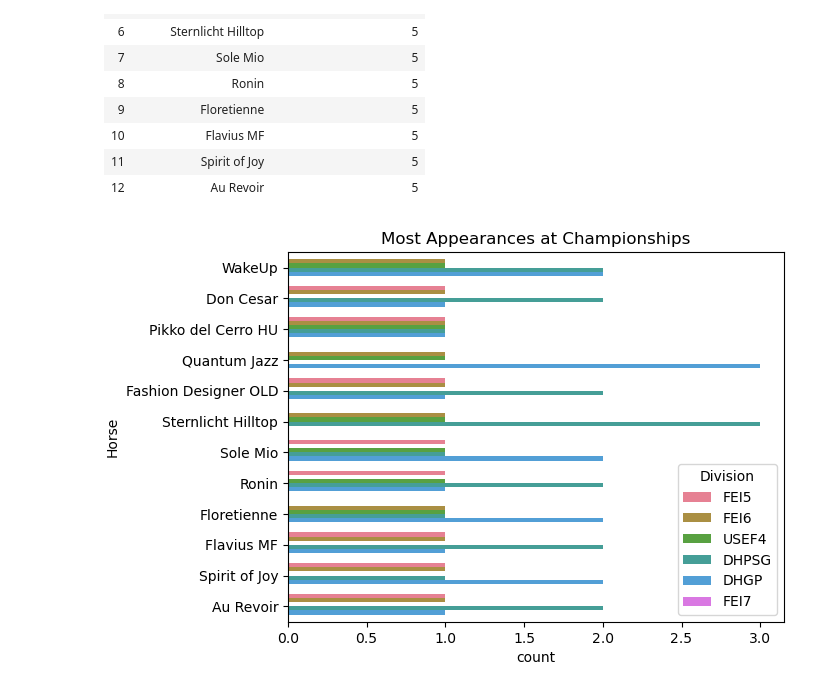
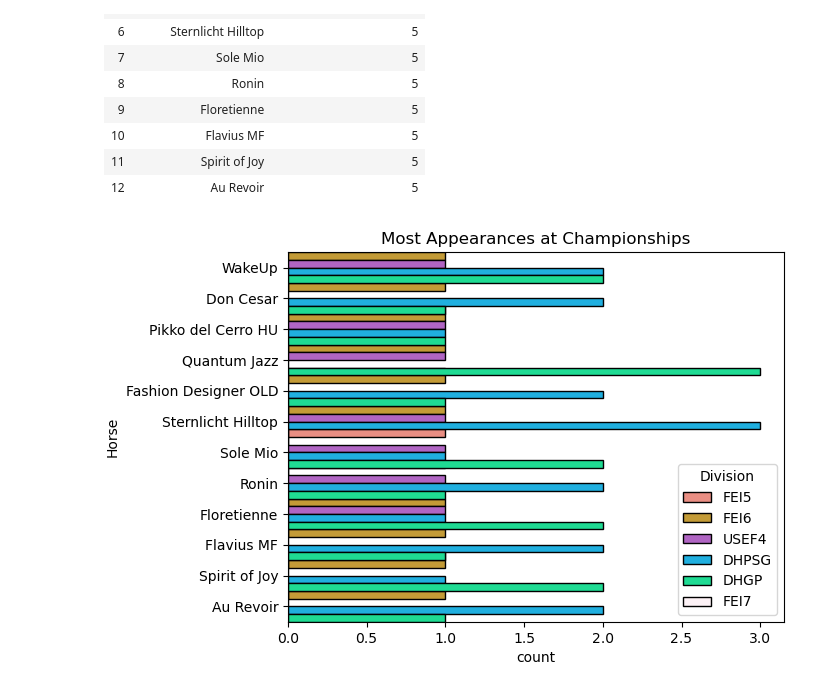
Before and after one commit to siobyrne/young-dressage-horse-program-analysis, a Jupyter notebook: younghorse.ipynb, the cells around one changed output. Cells and saved outputs as stored; diff of their text form; code cells hidden in the pictures.

```diff
--- a/younghorse.ipynb
+++ b/younghorse.ipynb
@@ -1431,14 +1457,16 @@ most_appearances.columns = ['Horse', 'Trips to Championships']
 # %%
 # create countplot to show breakdown by division for each horse
 sns.countplot(
    y = 'Horse',
    data = championship_df,
-   palette = 'husl',
+   palette = {'FEI5': '#fa8072', 'FEI6': '#daa520', 'USEF4': '#ba55d3', 'DHPSG': '#00bfff', 'DHGP': '#00fa9a', 'FEI7': '#fff0f5'},
    order = championship_df["Horse"].value_counts().iloc[:12].index,
-   hue = 'Division'
+   hue = 'Division',
+   width=1.5,
+   edgecolor='black',
 )
 
 plt.title("Most Appearances at Championships")
 plt.show()
 # %% [output]
-[figure, old version]
+[figure, new version]
```
Also changed, not shown: parts of 31 cells of this notebook, 2 other files.
